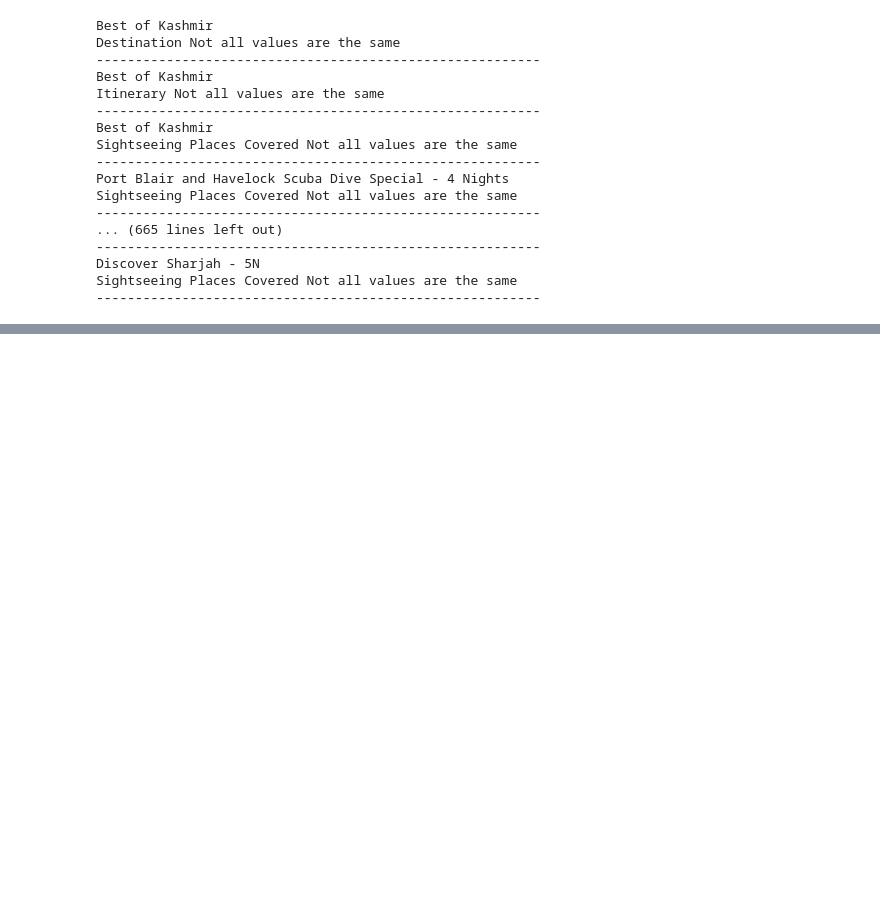
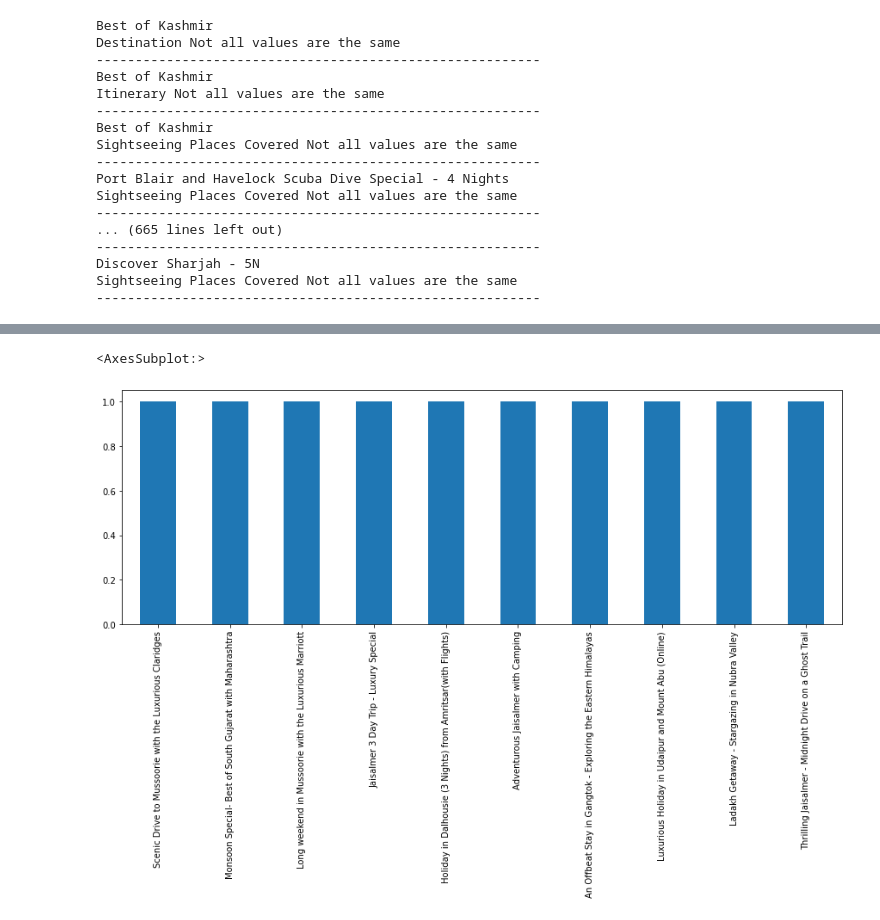
Before and after one commit to GGC17/machinehack_travels, a Jupyter notebook: travel_eda.ipynb, the cells around one changed output, grey strips where cells are left out. Drawn from its saved outputs; the diff is of its cells as text; code cells hidden in the pictures; blank space fills up the shorter version.

```diff
--- a/travel_eda.ipynb
+++ b/travel_eda.ipynb
@@ -378,0 +326,7 @@ sns.scatterplot(temp['Travel Date'], temp['Total_nights'], temp['Per Person Pric
+# %%
+# Most Chosen Packages
+plt.figure(figsize = (15,5))
+X_train['Package Name'].value_counts().nsmallest(10).plot.bar()
+# %% [output]
+<AxesSubplot:>
+[figure, added]
```
Also changed, not shown: parts of 28 cells of this notebook.
